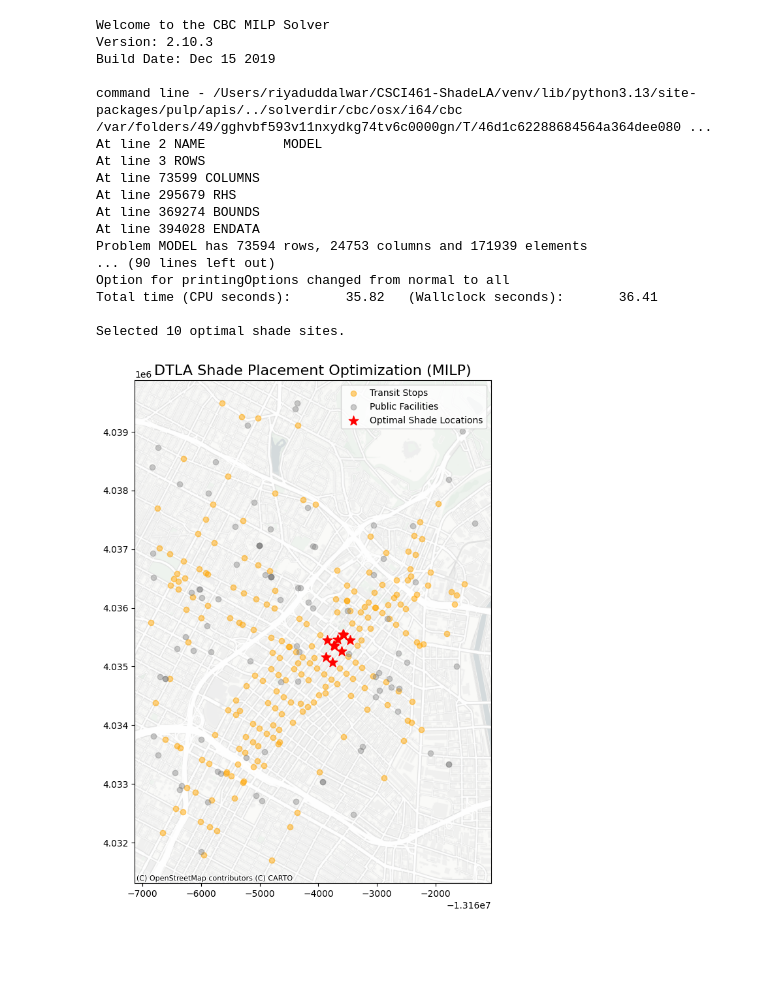
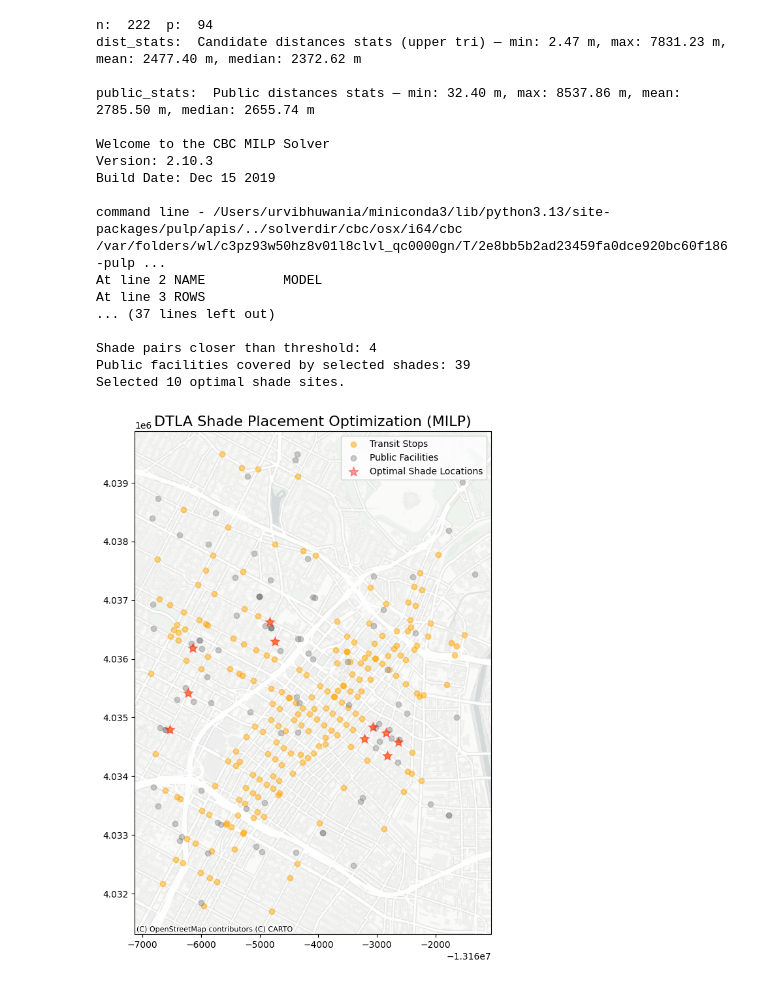
Before and after one commit to urvib3/CSCI461-ShadeLA, a Jupyter notebook: scripts/MILP/dtla_shade_milp_experiments.ipynb, the cells around one changed output. Saved outputs shown, nothing was run; the diff lists cells and outputs as text; code cells hidden in the pictures; blank space fills up the shorter version.

Commit message:
fixed shade interspacing + proximity to public distance optimization for MILP

```diff
--- a/scripts/MILP/dtla_shade_milp_experiments.ipynb
+++ b/scripts/MILP/dtla_shade_milp_experiments.ipynb
@@ -46,42 +50,43 @@ public_points = gpd.GeoDataFrame(pd.concat(
     [schools_dtla[['geometry']], hospitals_dtla[['geometry']], food_dtla[['geometry']]],
     ignore_index=True), crs=schools_dtla.crs)
 
 # --- Run the MILP optimizer ---
 optimized_shades = optimize_shade_placement(
     candidate_points=major_transit_stops_dtla,
     public_points=public_points,
     max_shades=10,
-    threshold=300
+    use_spacing=True,
+    use_public=True,
 )
 
 print(f"Selected {len(optimized_shades)} optimal shade sites.")
 
 # --- Visualize ---
 fig, ax = plt.subplots(figsize=(12, 10))
 major_transit_stops_dtla.plot(ax=ax, color='orange', label='Transit Stops', alpha=0.5)
 public_points.plot(ax=ax, color='gray', label='Public Facilities', alpha=0.4)
-optimized_shades.plot(ax=ax, color='red', marker='*', markersize=120, label='Optimal Shade Locations')
+optimized_shades.plot(ax=ax, color='red', marker='*', markersize=120, alpha = 0.4, label='Optimal Shade Locations')
 
 cx.add_basemap(ax, source=cx.providers.CartoDB.PositronNoLabels)
 ax.legend()
 ax.set_title("DTLA Shade Placement Optimization (MILP)", fontsize=16)
 plt.show()
 # %% [output]
+n:  222  p:  94
+dist_stats:  Candidate distances stats (upper tri) — min: 2.47 m, max: 7831.23 m, mean: 2477.40 m, median: 2372.62 m
+
+public_stats:  Public distances stats — min: 32.40 m, max: 8537.86 m, mean: 2785.50 m, median: 2655.74 m
+
 Welcome to the CBC MILP Solver
 Version: 2.10.3
 Build Date: Dec 15 2019
 
-command line - /Users/riyaduddalwar/CSCI461-ShadeLA/venv/lib/python3.13/site-packages/pulp/apis/../solverdir/cbc/osx/i64/cbc /var/folders/49/gghvbf593v11nxydkg74tv6c0000gn/T/46d1c62288684564a364dee080 ...
+command line - /Users/urvibhuwania/miniconda3/lib/python3.13/site-packages/pulp/apis/../solverdir/cbc/osx/i64/cbc /var/folders/wl/c3pz93w50hz8v01l8clvl_qc0000gn/T/2e8bb5b2ad23459fa0dce920bc60f186-pulp ...
 At line 2 NAME          MODEL
 At line 3 ROWS
-At line 73599 COLUMNS
-At line 295679 RHS
-At line 369274 BOUNDS
-At line 394028 ENDATA
-Problem MODEL has 73594 rows, 24753 columns and 171939 elements
-... (90 lines left out)
-Option for printingOptions changed from normal to all
-Total time (CPU seconds):       35.82   (Wallclock seconds):       36.41
+... (37 lines left out)
 
+Shade pairs closer than threshold: 4
+Public facilities covered by selected shades: 39
 Selected 10 optimal shade sites.
-[figure, old version]
+[figure, new version]
```
Also changed, not shown: parts of 2 cells of this notebook, 1 other file.
